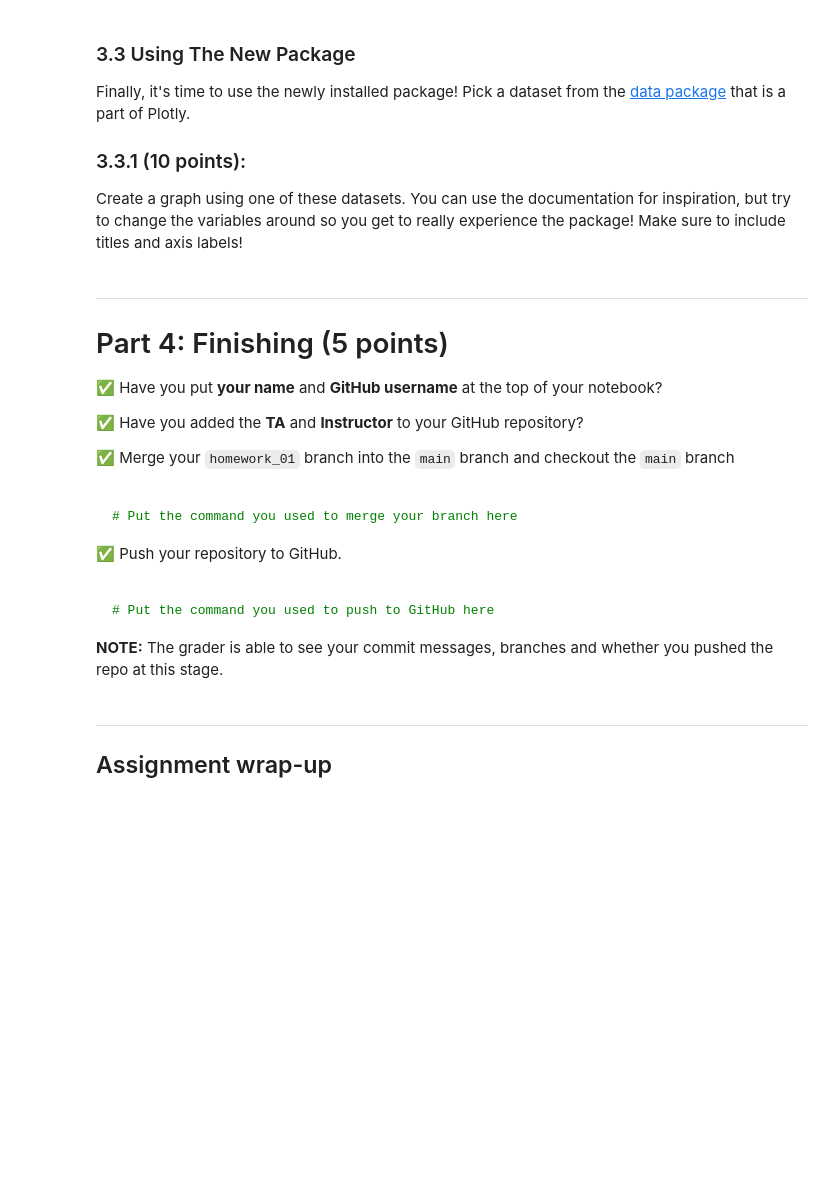
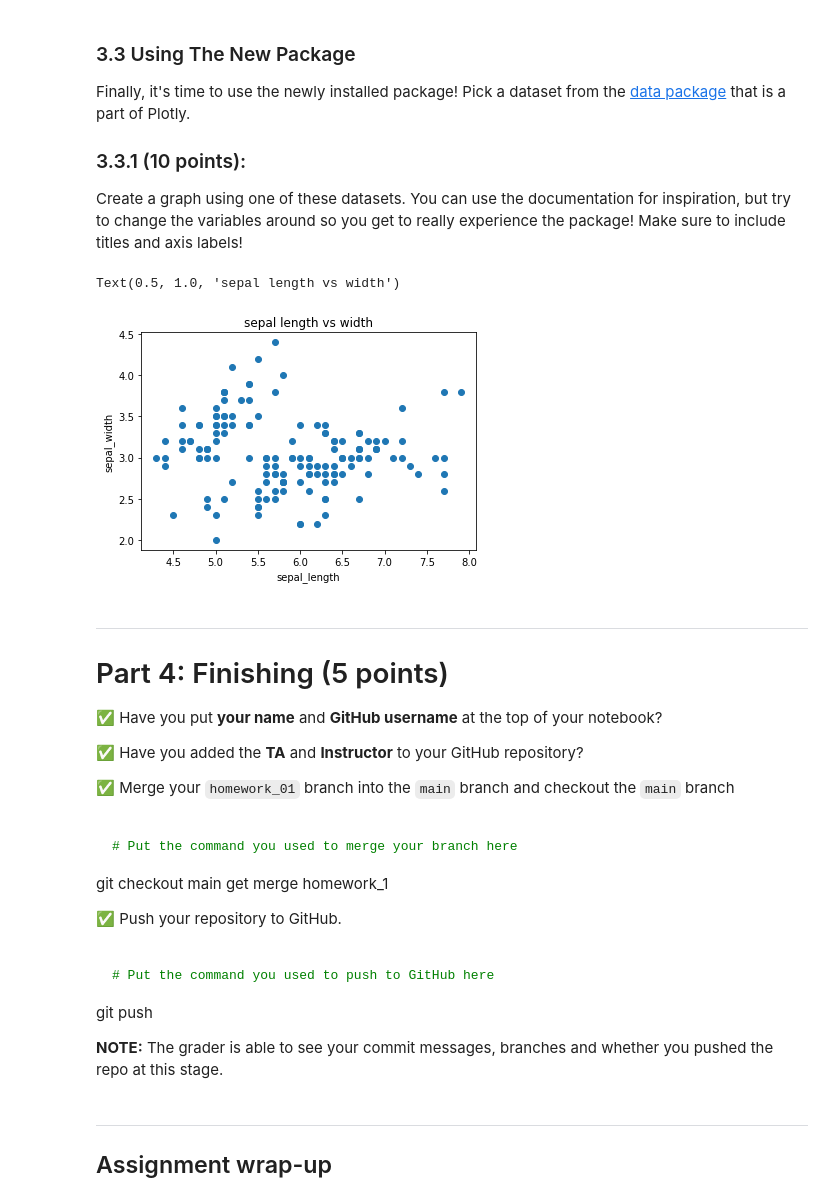
Before and after one commit to matricies7/Homework_1_Files, a Jupyter notebook: HW1_S23-STUDENT.ipynb, the cells around one changed output. Cells and saved outputs as stored; diff of their text form; code cells hidden in the pictures; blank space fills up the shorter version.

Commit message:
Getting ready for final push to github

````diff
--- a/HW1_S23-STUDENT.ipynb
+++ b/HW1_S23-STUDENT.ipynb
@@ -270,6 +272,17 @@ Finally, it's time to use the newly installed package! Pick a dataset from the [
 ### 3.3.1 (10 points):
 
 Create a graph using one of these datasets. You can use the documentation for inspiration, but try to change the variables around so you get to really experience the package! Make sure to include titles and axis labels!
+# %%
+import plotly
+import matplotlib.pyplot as plt
+iris_df=plotly.data.iris()
+plt.scatter(iris_df['sepal_length'],iris_df['sepal_width'])
+plt.xlabel("sepal_length")
+plt.ylabel("sepal_width")
+plt.title("sepal length vs width")
+# %% [output]
+Text(0.5, 1.0, 'sepal length vs width')
+[figure, added]
 # %% [markdown]
 ---
 
@@ -286,7 +299,8 @@ Create a graph using one of these datasets. You can use the documentation for in
 
 # Put the command you used to merge your branch here
 ```
-
+git checkout main
+get merge homework_1
 
 &#9989; Push your repository to GitHub.
 
@@ -295,7 +309,7 @@ Create a graph using one of these datasets. You can use the documentation for in
 
 # Put the command you used to push to GitHub here
 ```
-
+git push
 
 **NOTE:** The grader is able to see your commit messages, branches and whether you pushed the repo at this stage.
 # %% [markdown]
````
Also changed, not shown: parts of 1 cell of this notebook.
